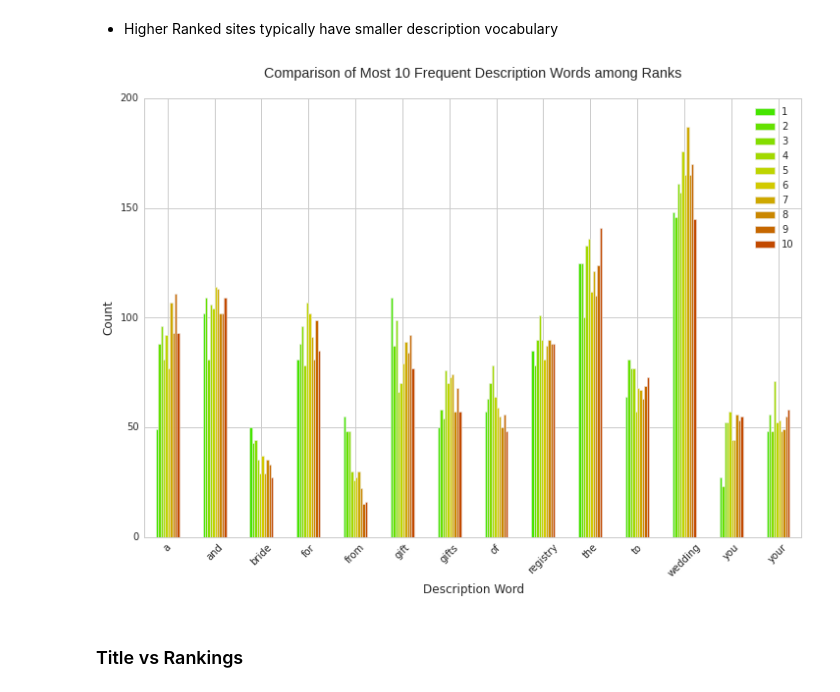
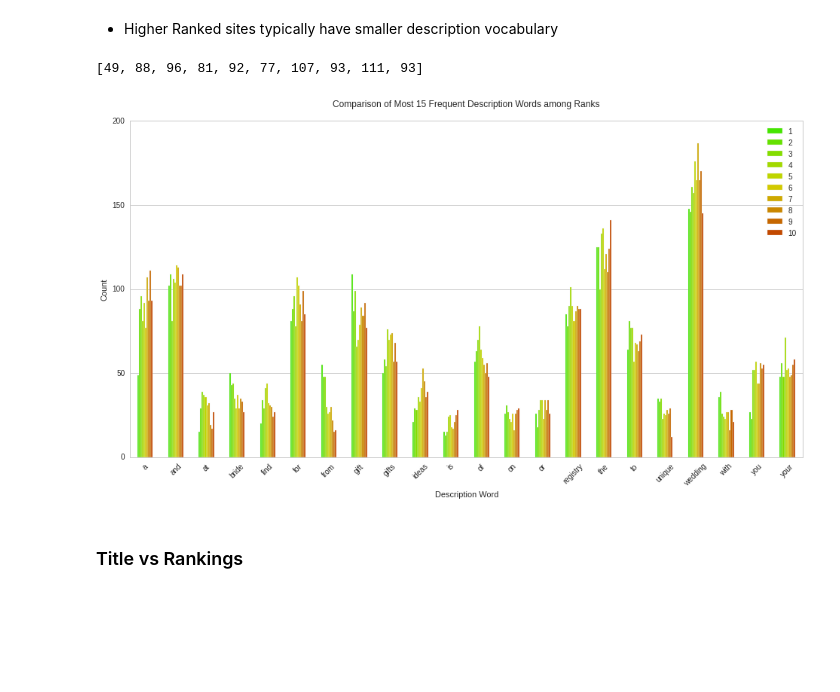
Before and after one commit to kevin11h/macys, a Jupyter notebook: Wedding Keyword SEO.ipynb, the cells around one changed output. Saved outputs shown, nothing was run; the diff lists cells and outputs as text; code cells hidden in the pictures; blank space fills up the shorter version.

Commit message:
prettyfied title and description grouped bar plots

```diff
--- a/Wedding Keyword SEO.ipynb
+++ b/Wedding Keyword SEO.ipynb
@@ -548,21 +577,33 @@ from sklearn.feature_extraction.text import CountVectorizer
 
 countvec = CountVectorizer()
 td_matrix = countvec.fit_transform(s.values)
+# %%
+map(lambda wclst : dict(wclst)['a'] , rank_vs_description_wordlist)
+# %% [output]
+[49, 88, 96, 81, 92, 77, 107, 93, 111, 93]
 # %%
 td_df = pd.DataFrame(td_matrix.toarray().T, columns=range(1, 11), index=countvec.get_feature_names())
+# %%
+td_df.loc['a'] = map(lambda wclst : dict(wclst)['a'], rank_vs_description_wordlist)
 # %%
-topn = 10
+topn = 15
 topn_words_for_all_ranks_combined = reduce(lambda s, wclist : s | set(map(lambda wc : wc[0], wclist[:topn])), rank_vs_description_wordlist, set())
 # %%
+sns.set_style("whitegrid")
+
 my_colors = ['#45E500', '#65E100', '#84DD00', '#A2D900', '#BED500', '#D2CA00', '#CEA800', '#CA8700', '#C66700', '#C24900', '#BF2C00']
 ax = td_df.ix[sorted(topn_words_for_all_ranks_combined)].plot(kind='bar', figsize=(12, 8), color=my_colors)
+fig = plt.gcf()
+fig.set_size_inches(16, 8)
 ax.set_ylabel("Count")
 ax.set_xlabel("Description Word")
+ax.get_lines()[0].set_visible(False)
+ax.xaxis.grid(False)
 plt.xticks(rotation=45);
 plt.title("Comparison of Most {0} Frequent Description Words among Ranks\n".format(topn))
 plt.savefig('comparison_frequent_words.png', type='png')
 # %% [output]
-[figure, old version]
+[figure, new version]
 # %% [markdown]
 ### Title vs Rankings
 # %%
```
Also changed, not shown: parts of 8 cells of this notebook, 6 other files.
